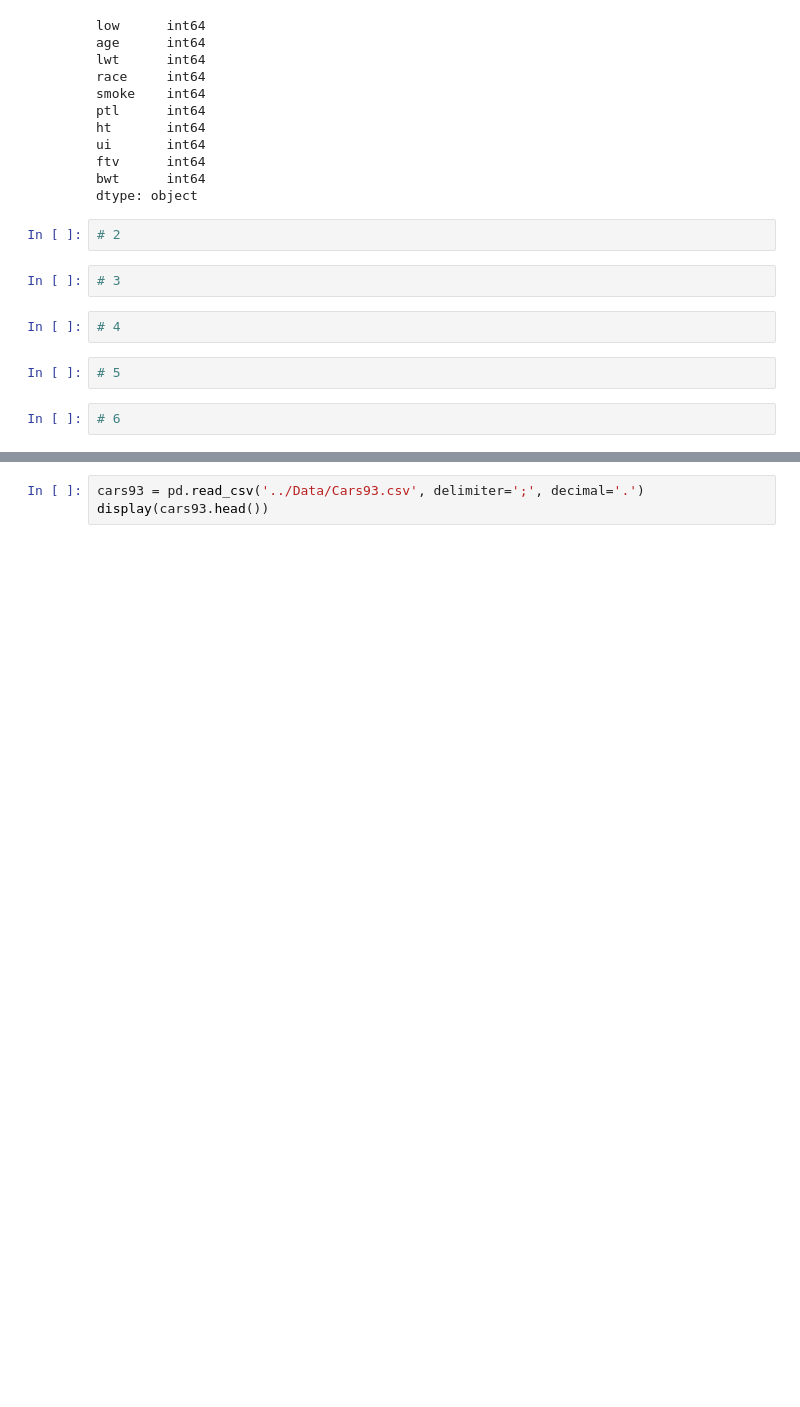
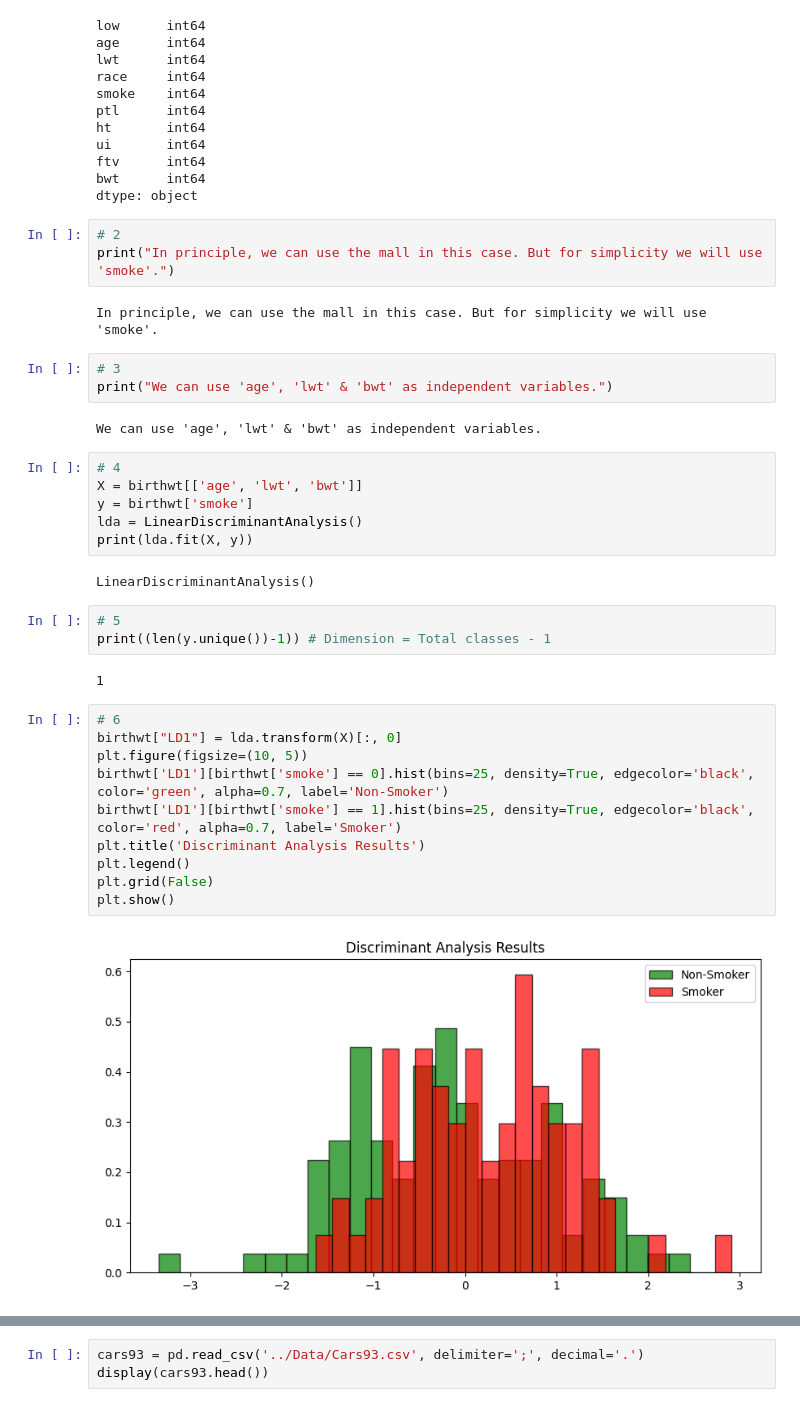
Before and after one commit to EliasDeHondt/DataScience2, a Jupyter notebook: W19P4/Exercises Discriminant Analysis.ipynb, the cells around one changed output, grey strips where cells are left out. Drawn from its saved outputs; the diff is of its cells as text; blank space fills up the shorter version.

```diff
--- a/W19P4/Exercises Discriminant Analysis.ipynb
+++ b/W19P4/Exercises Discriminant Analysis.ipynb
@@ -169,13 +207,38 @@ bwt      int64
 dtype: object
 # %%
 # 2
+print("In principle, we can use the mall in this case. But for simplicity we will use 'smoke'.")
+# %% [output]
+In principle, we can use the mall in this case. But for simplicity we will use 'smoke'.
 # %%
 # 3
+print("We can use 'age', 'lwt' & 'bwt' as independent variables.")
+# %% [output]
+We can use 'age', 'lwt' & 'bwt' as independent variables.
 # %%
 # 4
+X = birthwt[['age', 'lwt', 'bwt']]
+y = birthwt['smoke']
+lda = LinearDiscriminantAnalysis()
+print(lda.fit(X, y))
+# %% [output]
+LinearDiscriminantAnalysis()
 # %%
 # 5
+print((len(y.unique())-1)) # Dimension = Total classes - 1
+# %% [output]
+1
-# %%
-# 6
+# %%
+# 6
+birthwt["LD1"] = lda.transform(X)[:, 0]
+plt.figure(figsize=(10, 5))
+birthwt['LD1'][birthwt['smoke'] == 0].hist(bins=25, density=True, edgecolor='black', color='green', alpha=0.7, label='Non-Smoker')
+birthwt['LD1'][birthwt['smoke'] == 1].hist(bins=25, density=True, edgecolor='black', color='red', alpha=0.7, label='Smoker')
+plt.title('Discriminant Analysis Results')
+plt.legend()
+plt.grid(False)
+plt.show()
+# %% [output]
+[figure, added]
 # %% [markdown]
 ### Question 4:
```
Also changed, not shown: parts of 17 cells of this notebook.
